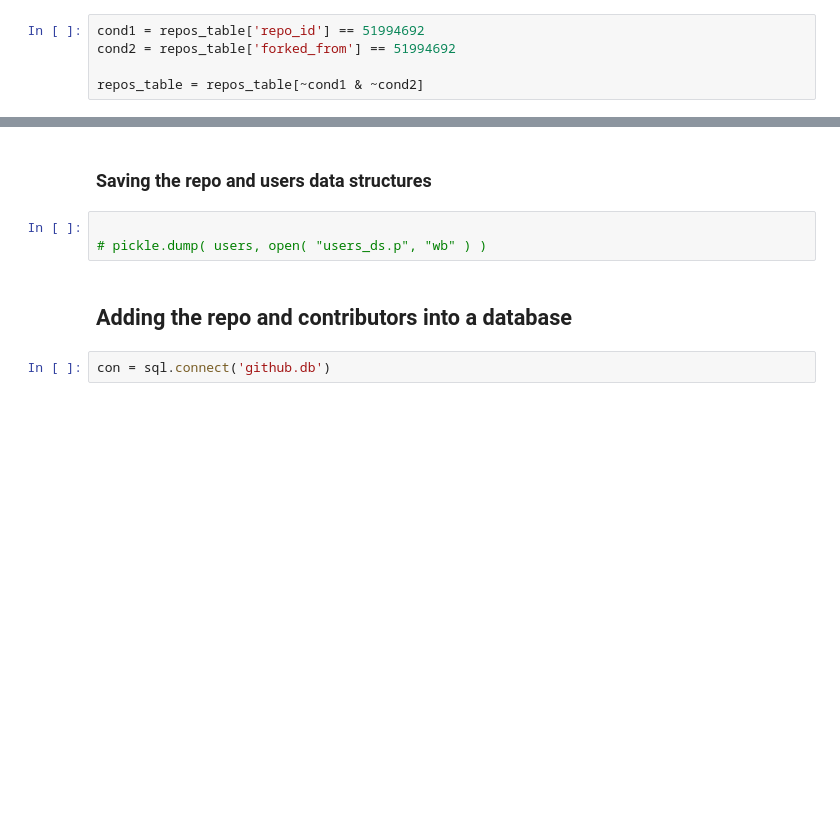
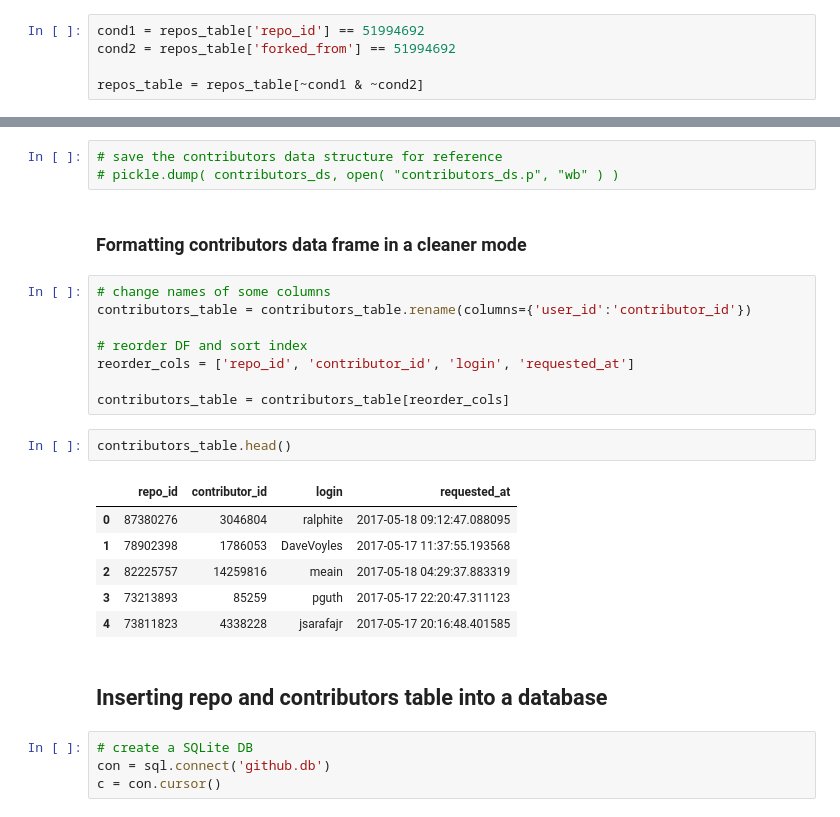
Before and after one commit to nicholas-alonzo/GitHub-Repo-Analysis, a Jupyter notebook: SamplingProcess.ipynb, the cells around one changed output, grey strips where cells are left out. Saved outputs shown, nothing was run; the diff lists cells and outputs as text; blank space fills up the shorter version.

```diff
--- a/SamplingProcess.ipynb
+++ b/SamplingProcess.ipynb
@@ -459,9 +520,28 @@ contributors_table.head()
-# %% [markdown]
-### Saving the repo and users data structures
 # %%
-
-# pickle.dump( users, open( "users_ds.p", "wb" ) )
+# save the contributors data structure for reference
+# pickle.dump( contributors_ds, open( "contributors_ds.p", "wb" ) )
+# %% [markdown]
+### Formatting contributors data frame in a cleaner mode
+# %%
+# change names of some columns
+contributors_table = contributors_table.rename(columns={'user_id':'contributor_id'})
+
+# reorder DF and sort index
+reorder_cols = ['repo_id', 'contributor_id', 'login', 'requested_at']
+
+contributors_table = contributors_table[reorder_cols]
+# %%
+contributors_table.head()
+# %% [output]
+|  | repo_id | contributor_id | login | requested_at |
+| 0 | 87380276 | 3046804 | ralphite | 2017-05-18 09:12:47.088095 |
+| 1 | 78902398 | 1786053 | DaveVoyles | 2017-05-17 11:37:55.193568 |
+| 2 | 82225757 | 14259816 | meain | 2017-05-18 04:29:37.883319 |
+| 3 | 73213893 | 85259 | pguth | 2017-05-17 22:20:47.311123 |
+| 4 | 73811823 | 4338228 | jsarafajr | 2017-05-17 20:16:48.401585 |
 # %% [markdown]
-## Adding the repo and contributors into a database
+## Inserting repo and contributors table into a database
-# %%
-con = sql.connect('github.db')
+# %%
+# create a SQLite DB
+con = sql.connect('github.db')
+c = con.cursor()
```
Also changed, not shown: parts of 31 cells of this notebook.
